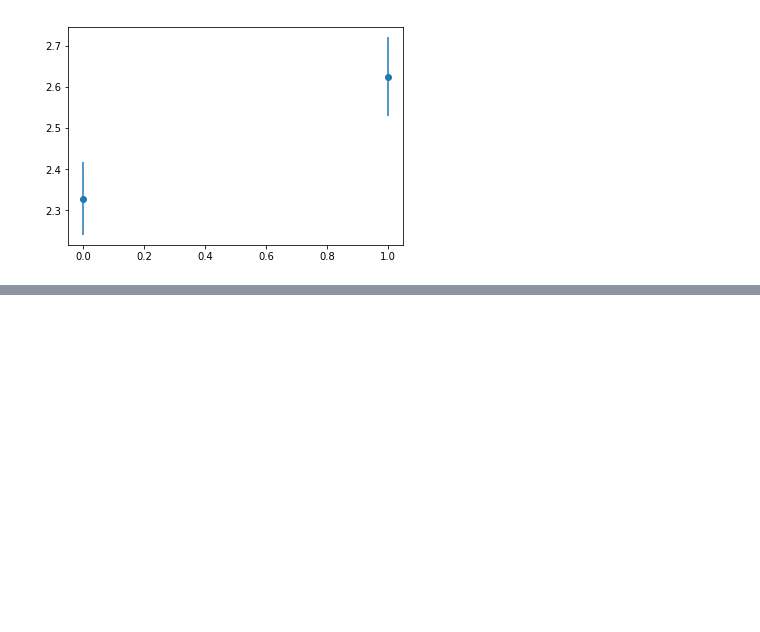
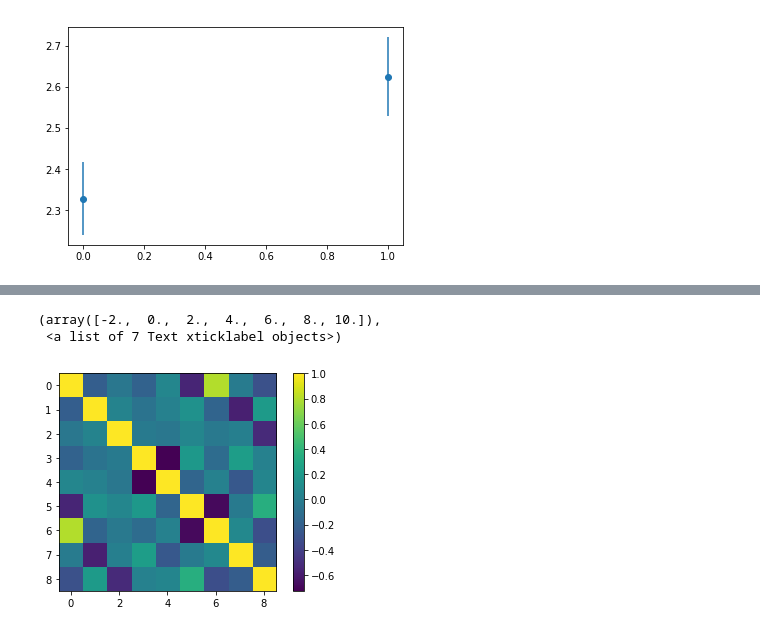
Before and after one commit to madhavi-r/Mashya_repo, a Jupyter notebook: Yamini's Work.ipynb, the cells around one changed output, grey strips where cells are left out. Saved outputs shown, nothing was run; the diff lists cells and outputs as text; code cells hidden in the pictures; blank space fills up the shorter version.

```diff
--- a/Yamini's Work.ipynb
+++ b/Yamini's Work.ipynb
@@ -418,0 +455,8 @@ p-value: 0.02420216655520744
+# %%
+plt.imshow(cr)
+plt.colorbar()
+plt.xticks()
+# %% [output]
+(array([-2.,  0.,  2.,  4.,  6.,  8., 10.]),
+ <a list of 7 Text xticklabel objects>)
+[figure, added]
```
Also changed, not shown: parts of 11 cells of this notebook.
